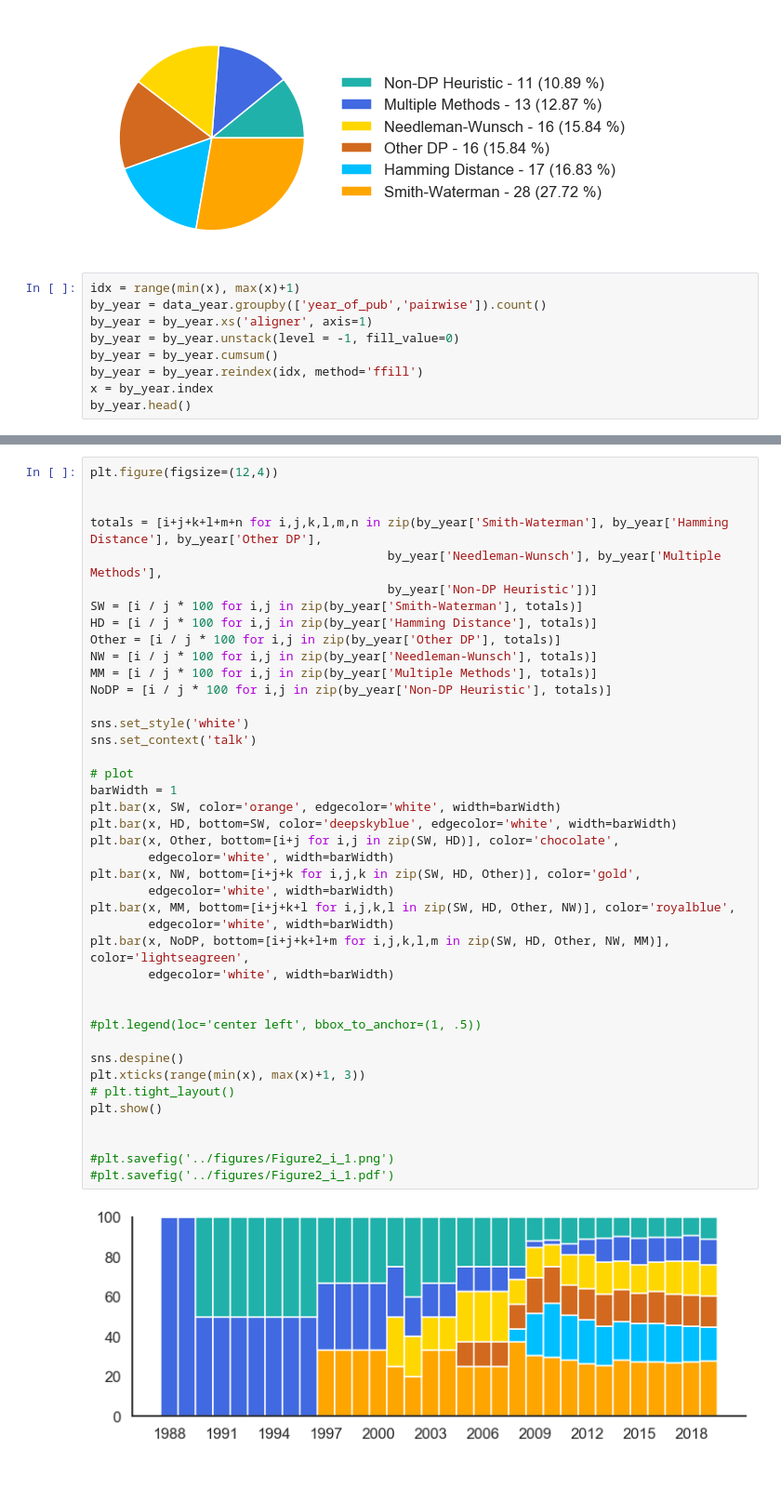
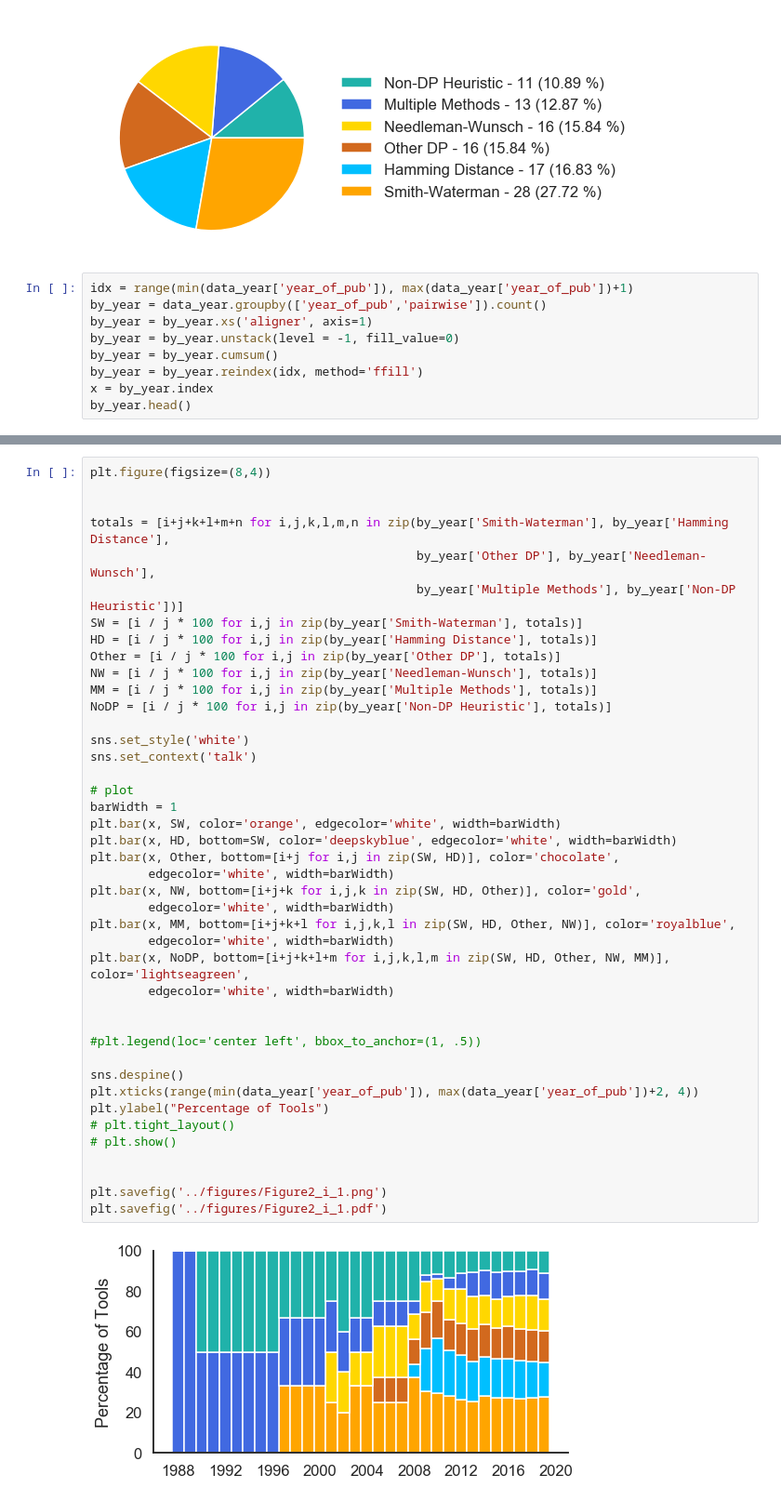
Before and after one commit to Mangul-Lab-USC/review-technology-dictates-algorithms, a Jupyter notebook: notebooks/Figure2.ipynb, the cells around one changed output, grey strips where cells are left out. Shown at 93% size. Saved outputs shown, nothing was run; the diff lists cells and outputs as text; blank space fills up the shorter version.

```diff
--- a/notebooks/Figure2.ipynb
+++ b/notebooks/Figure2.ipynb
@@ -618,7 +737,7 @@ plt.savefig('../figures/Figure2_i_0.pdf')
 # %% [output]
 [figure]
 # %%
-idx = range(min(x), max(x)+1)
+idx = range(min(data_year['year_of_pub']), max(data_year['year_of_pub'])+1)
 by_year = data_year.groupby(['year_of_pub','pairwise']).count()
 by_year = by_year.xs('aligner', axis=1)
 by_year = by_year.unstack(level = -1, fill_value=0)
@@ -635,45 +754,46 @@ by_year.head()
 | 1991 | 0 | 1 | 0 | 1 | 0 | 0 |
 | 1992 | 0 | 1 | 0 | 1 | 0 | 0 |
 # %%
-plt.figure(figsize=(12,4))
+plt.figure(figsize=(8,4))
 
 
-totals = [i+j+k+l+m+n for i,j,k,l,m,n in zip(by_year['Smith-Waterman'], by_year['Hamming Distance'], by_year['Other DP'],
-                                         by_year['Needleman-Wunsch'], by_year['Multiple Methods'],
-                                         by_year['Non-DP Heuristic'])]
+totals = [i+j+k+l+m+n for i,j,k,l,m,n in zip(by_year['Smith-Waterman'], by_year['Hamming Distance'],
+                                             by_year['Other DP'], by_year['Needleman-Wunsch'],
+                                             by_year['Multiple Methods'], by_year['Non-DP Heuristic'])]
 SW = [i / j * 100 for i,j in zip(by_year['Smith-Waterman'], totals)]
 HD = [i / j * 100 for i,j in zip(by_year['Hamming Distance'], totals)]
 Other = [i / j * 100 for i,j in zip(by_year['Other DP'], totals)]
 NW = [i / j * 100 for i,j in zip(by_year['Needleman-Wunsch'], totals)]
 MM = [i / j * 100 for i,j in zip(by_year['Multiple Methods'], totals)]
 NoDP = [i / j * 100 for i,j in zip(by_year['Non-DP Heuristic'], totals)]
 
 sns.set_style('white')
 sns.set_context('talk')
 
 # plot
 barWidth = 1
 plt.bar(x, SW, color='orange', edgecolor='white', width=barWidth)
 plt.bar(x, HD, bottom=SW, color='deepskyblue', edgecolor='white', width=barWidth)
 plt.bar(x, Other, bottom=[i+j for i,j in zip(SW, HD)], color='chocolate',
         edgecolor='white', width=barWidth)
 plt.bar(x, NW, bottom=[i+j+k for i,j,k in zip(SW, HD, Other)], color='gold',
         edgecolor='white', width=barWidth)
 plt.bar(x, MM, bottom=[i+j+k+l for i,j,k,l in zip(SW, HD, Other, NW)], color='royalblue',
         edgecolor='white', width=barWidth)
 plt.bar(x, NoDP, bottom=[i+j+k+l+m for i,j,k,l,m in zip(SW, HD, Other, NW, MM)], color='lightseagreen',
         edgecolor='white', width=barWidth)
 
 
 #plt.legend(loc='center left', bbox_to_anchor=(1, .5))
 
 sns.despine()
-plt.xticks(range(min(x), max(x)+1, 3))
+plt.xticks(range(min(data_year['year_of_pub']), max(data_year['year_of_pub'])+2, 4))
+plt.ylabel("Percentage of Tools")
 # plt.tight_layout()
-plt.show()
+# plt.show()
 
 
-#plt.savefig('../figures/Figure2_i_1.png')
-#plt.savefig('../figures/Figure2_i_1.pdf')
+plt.savefig('../figures/Figure2_i_1.png')
+plt.savefig('../figures/Figure2_i_1.pdf')
 # %% [output]
-[figure, old version]
+[figure, new version]
```
Also changed, not shown: parts of 20 cells of this notebook, 46 other files.
